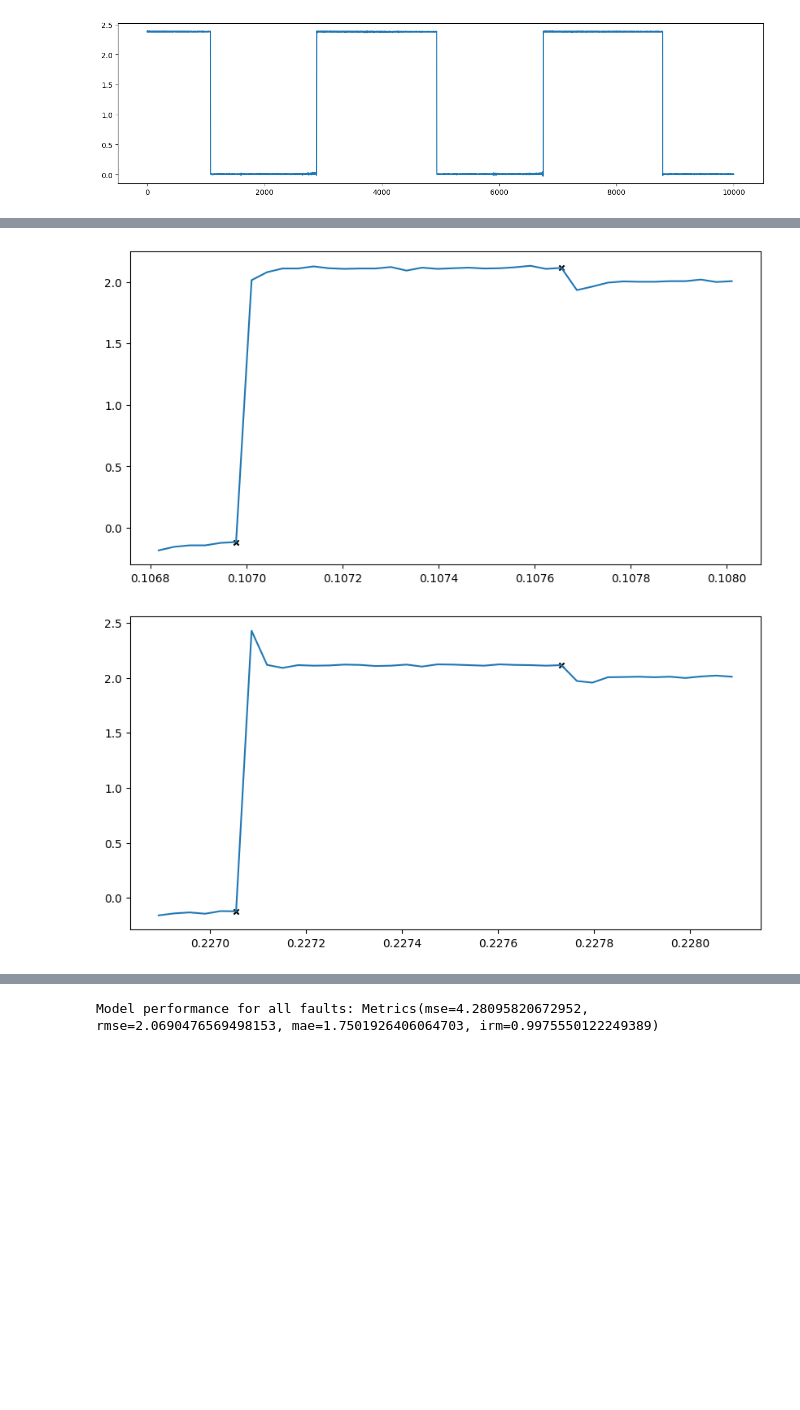
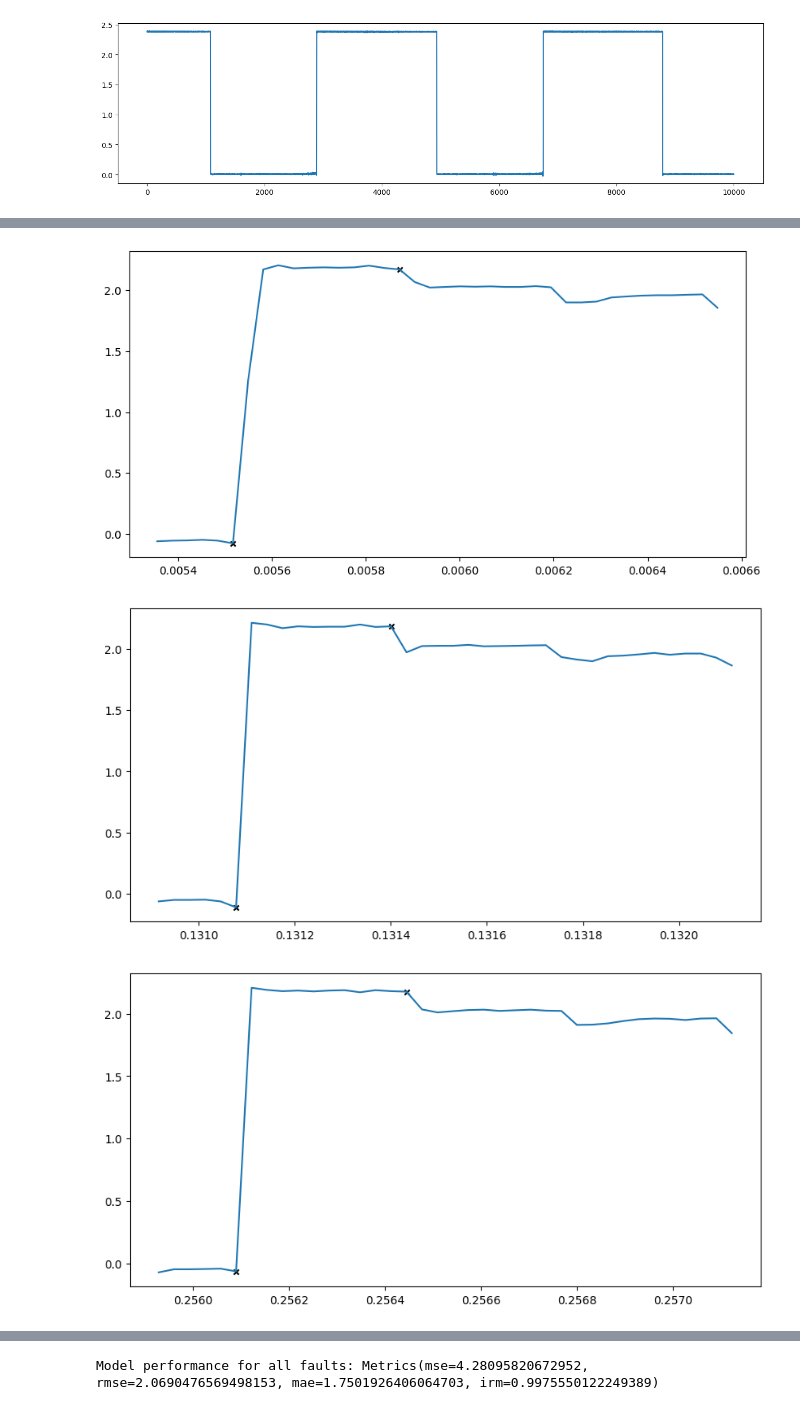
Before and after one commit to DeKUT-DSAIL/electric-fence-fault-detector-and-localiser, a Jupyter notebook: cusum/cusum.ipynb, the cells around one changed output, grey strips where cells are left out. Cells and saved outputs as stored; diff of their text form; code cells hidden in the pictures; blank space fills up the shorter version.

```diff
--- a/cusum/cusum.ipynb
+++ b/cusum/cusum.ipynb
@@ -63,6 +63,6 @@ files_paths = pd.concat(pd.read_excel('files-paths.xlsx', sheet_name=None, skipr
 # %%
 #load a random file and extract edges
 sig = cs.random_file_load(files_paths, num_samples, v_peak)
-edges, e_indices = cs.rising_edge(sig, st_dev, pulse_freq, duty_cycle, sampling_rate, rising_edge_k)
+edges, e_indices = cs.rising_edge(sig, st_dev, pulse_freq, duty_cycle, sampling_rate, rising_edge_k, num_samples, win_size)
 cs.edges_plot(t, sig, edges)
 # %% [output]
@@ -71,9 +71,10 @@ cs.edges_plot(t, sig, edges)
 # %%
-cp_indices, segs_interest = cs.changepoint(sig, 106, e_indices, sampling_rate, c, a_vf, reflection_edge_threshold)
+cp_indices, segs_interest = cs.changepoint(sig, 106, e_indices, sampling_rate, c, a_vf, win_size, reflection_edge_threshold)
 cs.cp_plot(t, sig, segs_interest)
 # %% [output]
-[figure, old version]
+[figure, new version]
-[figure, old version]
+[figure, new version]
+[figure, added]
 # %%
 t_delays, avg_t_delay = cs.time_delay(t, segs_interest)
 print(t_delays, avg_t_delay)
```
Also changed, not shown: parts of 3 cells of this notebook, 1 other file.
